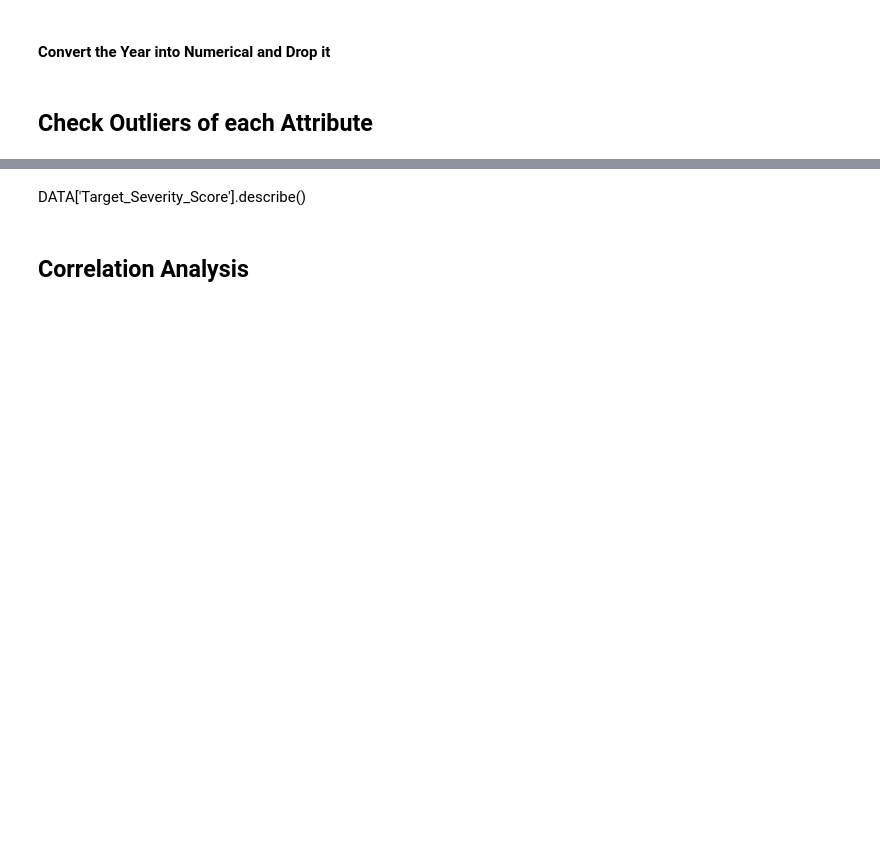
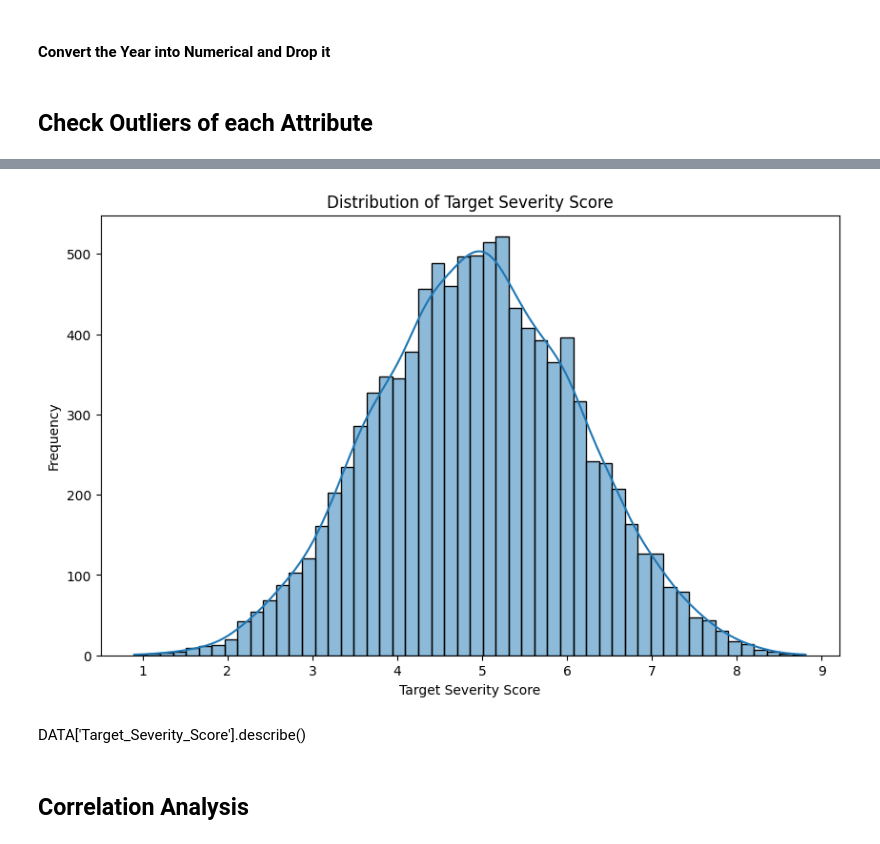
Before and after one commit to Moutaz-Code/CancerModelColab, a Jupyter notebook: Data_Mining_Project.ipynb, the cells around one changed output, grey strips where cells are left out. Drawn from its saved outputs; the diff is of its cells as text; code cells hidden in the pictures; blank space fills up the shorter version.

```diff
--- a/Data_Mining_Project.ipynb
+++ b/Data_Mining_Project.ipynb
@@ -580,14 +644,15 @@ Performing 5-fold cross-validation for Gradient Boosting...
 # %%
-# #The values are symmetrically distributed.
-# #There’s no heavy skew, and
-# #There are no dominant peaks that would drown out other value ranges.
-
-# plt.figure(figsize=(10, 6))
-# sns.histplot(DATA['Target_Severity_Score'], kde=True)
-# plt.title('Distribution of Target Severity Score')
-# plt.xlabel('Target Severity Score')
-# plt.ylabel('Frequency')
-# plt.show()
+#The values are symmetrically distributed.
+#There’s no heavy skew, and
+#There are no dominant peaks that would drown out other value ranges.
+plt.figure(figsize=(10, 6))
+sns.histplot(testData_1['Target_Severity_Score'], kde=True)
+plt.title('Distribution of Target Severity Score')
+plt.xlabel('Target Severity Score')
+plt.ylabel('Frequency')
+plt.show()
+# %% [output]
+[figure, added]
 # %% [markdown]
 DATA['Target_Severity_Score'].describe()
 # %%
```
Also changed, not shown: parts of 10 cells of this notebook.
